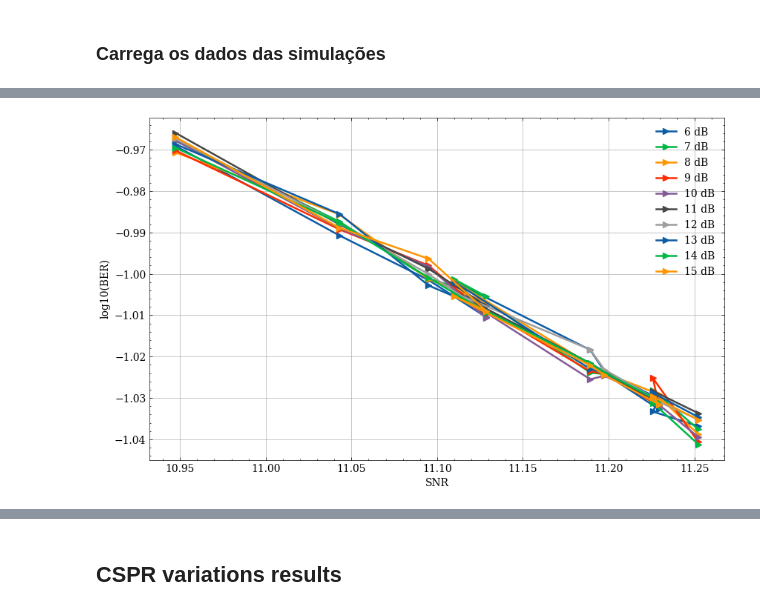
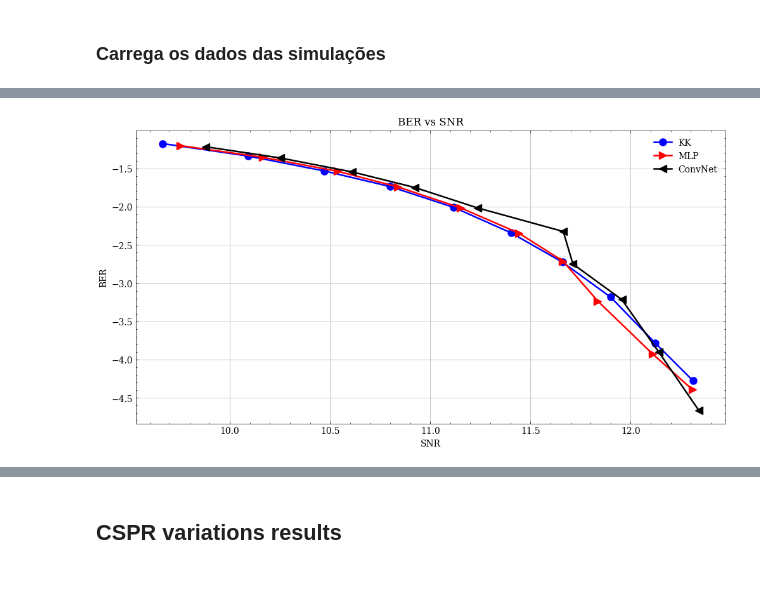
Before and after one commit to silasabs/PIVIC-PIBIC-Comunicacoes-Opticas, a Jupyter notebook: jupyter notebooks/Pibic_Results_PhaseRetrieval.ipynb, the cells around one changed output, grey strips where cells are left out. Cells and saved outputs as stored; diff of their text form; code cells hidden in the pictures; blank space fills up the shorter version.

```diff
--- a/jupyter notebooks/Pibic_Results_PhaseRetrieval.ipynb
+++ b/jupyter notebooks/Pibic_Results_PhaseRetrieval.ipynb
@@ -151,13 +122,19 @@ run CSPR:  15
-# %%
-BER[BER==0] = np.nan
-
-plt.figure(figsize=(10,6))
-for ii, indCSPR in enumerate(loPower):
-   plt.plot(10*np.log10(SNR), np.log10(BER[:,ii]), '->', label=str(indCSPR)+' dB')
-
-plt.ylabel('log10(BER)');
-plt.xlabel('SNR');
-plt.legend();
-plt.grid();
-# %% [output]
-[figure, removed]
+# %%
+loPower = np.arange(6,16,1)
+plt.figure(num=None, figsize=(12, 6))
+
+markersize = 8
+
+makerlabels = ['o', '>', '<']
+colors = ['blue', 'red', 'black']
+algorithm_labels = ['KK', 'MLP', 'ConvNet']
+
+for indexPlot in range(0, 3):
+    plt.plot(10*np.log10(CSPR_SNR[indexPlot,:]), np.log10(CSPR_BER[indexPlot,:]), color=colors[indexPlot], markersize=markersize, marker=makerlabels[indexPlot], label=algorithm_labels[indexPlot])
+    plt.xlabel('SNR')
+    plt.ylabel('BER')
+    plt.title('BER vs SNR')
+    plt.legend()
+    plt.grid()
+# %% [output]
+[figure, added]
```
Also changed, not shown: parts of 5 cells of this notebook, 1 other file.
